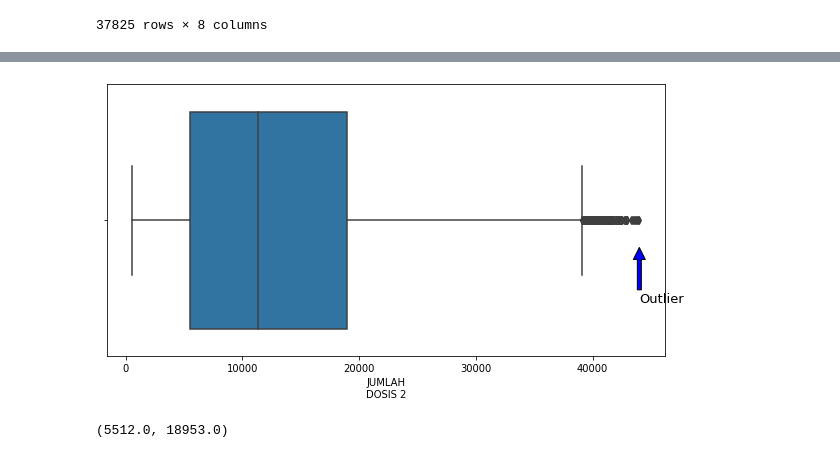
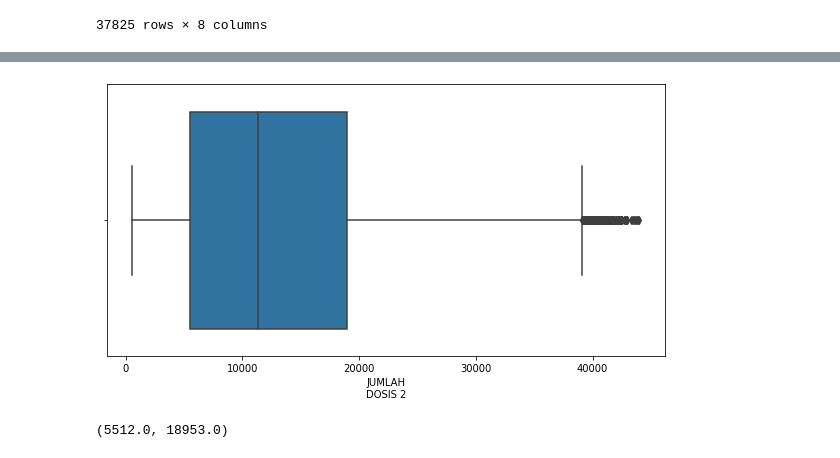
Before and after one commit to FerdyBerlianoP/Internship1, a Jupyter notebook: Untitled.ipynb, the cells around one changed output, grey strips where cells are left out. Drawn from its saved outputs; the diff is of its cells as text; code cells hidden in the pictures.

```diff
--- a/Untitled.ipynb
+++ b/Untitled.ipynb
@@ -482,11 +476,11 @@ detect_outliers(dt,'JUMLAH\nDOSIS 1')
 # %%
 plt.figure(figsize = (10, 5))
 sns.boxplot(dt['JUMLAH\nDOSIS 2'])
-plt.annotate('Outlier', (dt['JUMLAH\nDOSIS 2'].describe()['max'],0.1), xytext = (dt['JUMLAH\nDOSIS 2'].describe()['max'],0.3),
+plt.annotate('Outlier', (dt['JUMLAH\nDOSIS 1'].describe()['max'],0.1), xytext = (dt['JUMLAH\nDOSIS 1'].describe()['max'],0.3),
              arrowprops = dict(facecolor = 'blue'), fontsize = 13 )
 IQR = dt['JUMLAH\nDOSIS 2'].describe()['75%'] - dt['JUMLAH\nDOSIS 2'].describe()['25%']
 # %% [output]
-[figure, old version]
+[figure, new version]
 # %%
 q1 = dt['JUMLAH\nDOSIS 2'].quantile(0.25)
 q3 = dt['JUMLAH\nDOSIS 2'].quantile(0.75)
```
Also changed, not shown: parts of 4 cells of this notebook.
